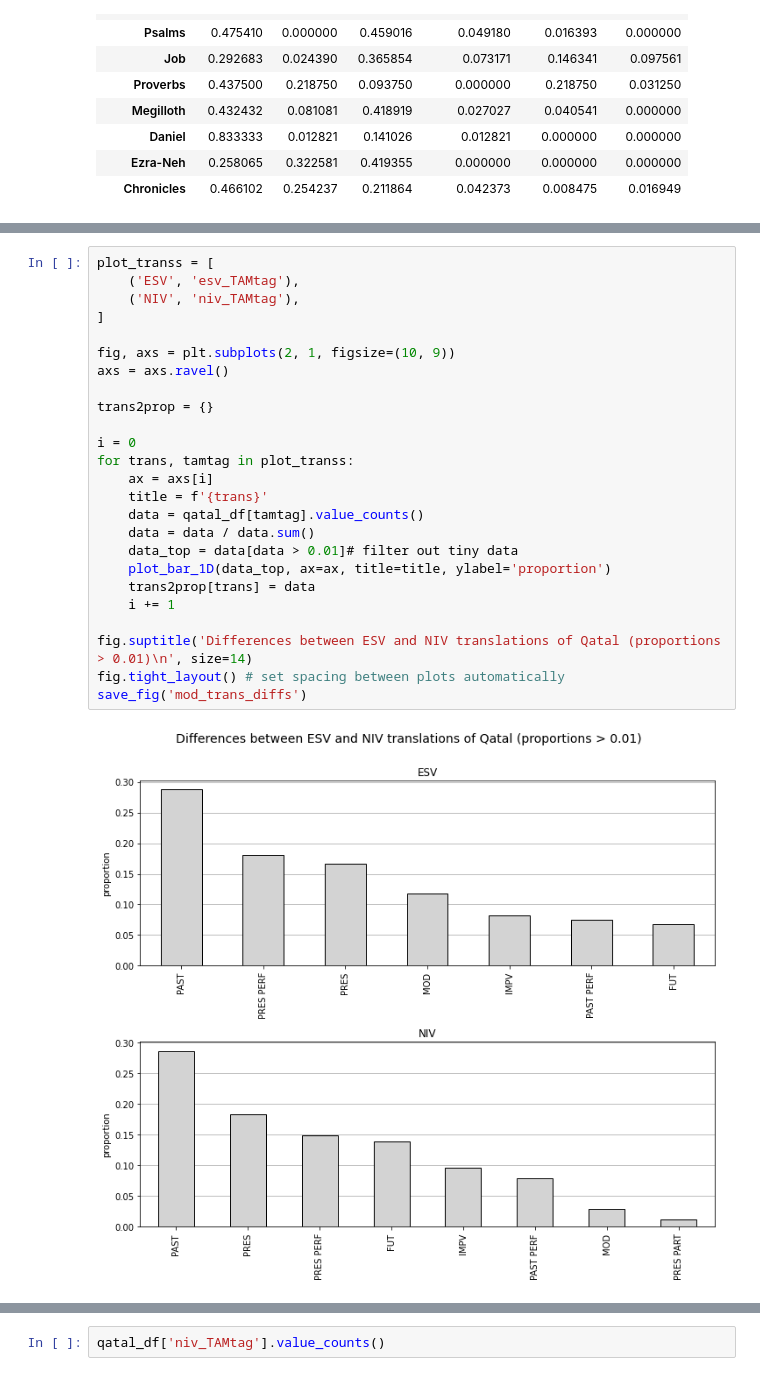
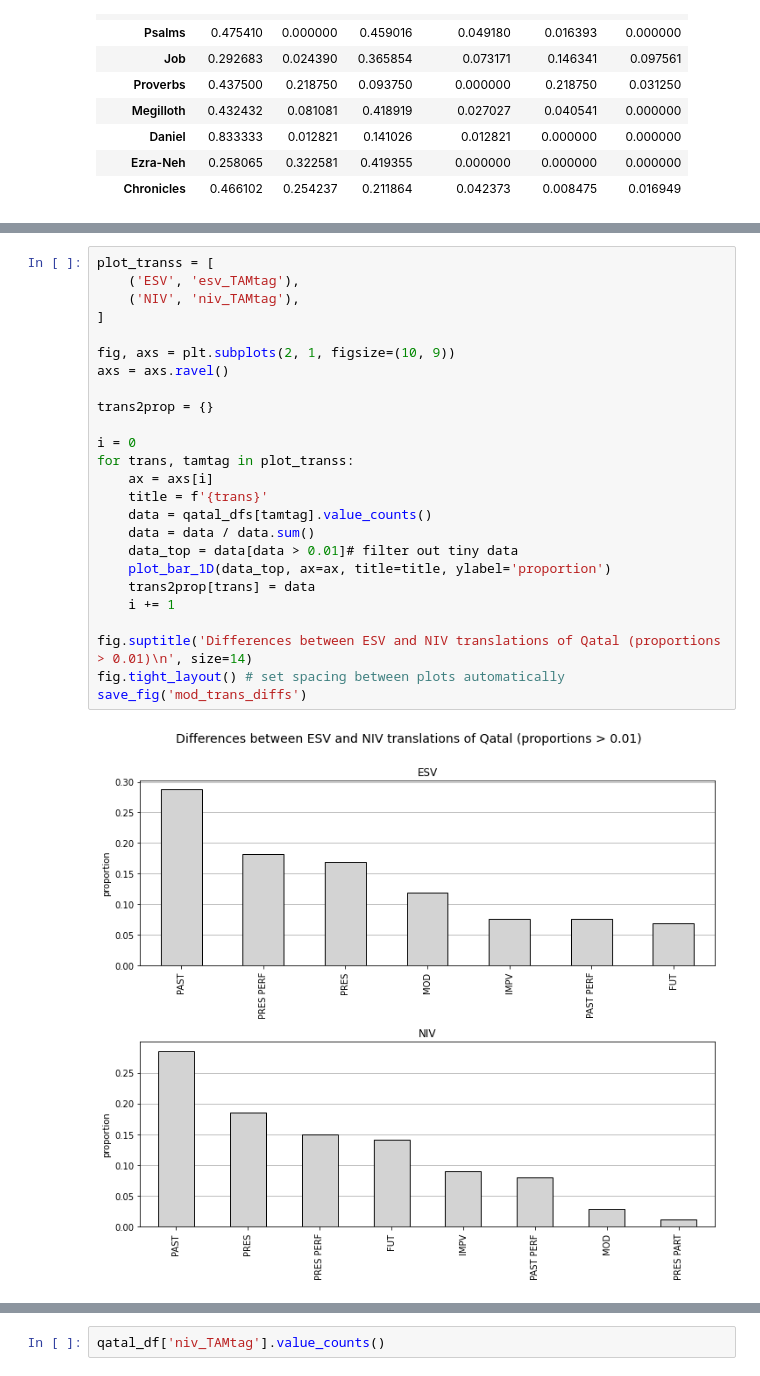
Before and after one commit to CambridgeSemiticsLab/Gesenius_data, a Jupyter notebook: analysis/qatal_translations.ipynb, the cells around one changed output, grey strips where cells are left out. Drawn from its saved outputs; the diff is of its cells as text.

```diff
--- a/analysis/qatal_translations.ipynb
+++ b/analysis/qatal_translations.ipynb
@@ -458,30 +468,30 @@ save_fig('mod_qatal_agree')
 # %%
 plot_transs = [
     ('ESV', 'esv_TAMtag'),
     ('NIV', 'niv_TAMtag'),
 ]
 
 fig, axs = plt.subplots(2, 1, figsize=(10, 9))
 axs = axs.ravel()
 
 trans2prop = {}
 
 i = 0
 for trans, tamtag in plot_transs:
     ax = axs[i]
     title = f'{trans}'
-    data = qatal_df[tamtag].value_counts()
+    data = qatal_dfs[tamtag].value_counts()
     data = data / data.sum()
     data_top = data[data > 0.01]# filter out tiny data
     plot_bar_1D(data_top, ax=ax, title=title, ylabel='proportion')
     trans2prop[trans] = data
     i += 1
 
 fig.suptitle('Differences between ESV and NIV translations of Qatal (proportions > 0.01)\n', size=14)
 fig.tight_layout() # set spacing between plots automatically
 save_fig('mod_trans_diffs')
 # %% [output]
-[figure, old version]
+[figure, new version]
 # %%
 trans2prop['ESV']
 # %% [output]
```
Also changed, not shown: parts of 24 cells of this notebook, 13 other files.
